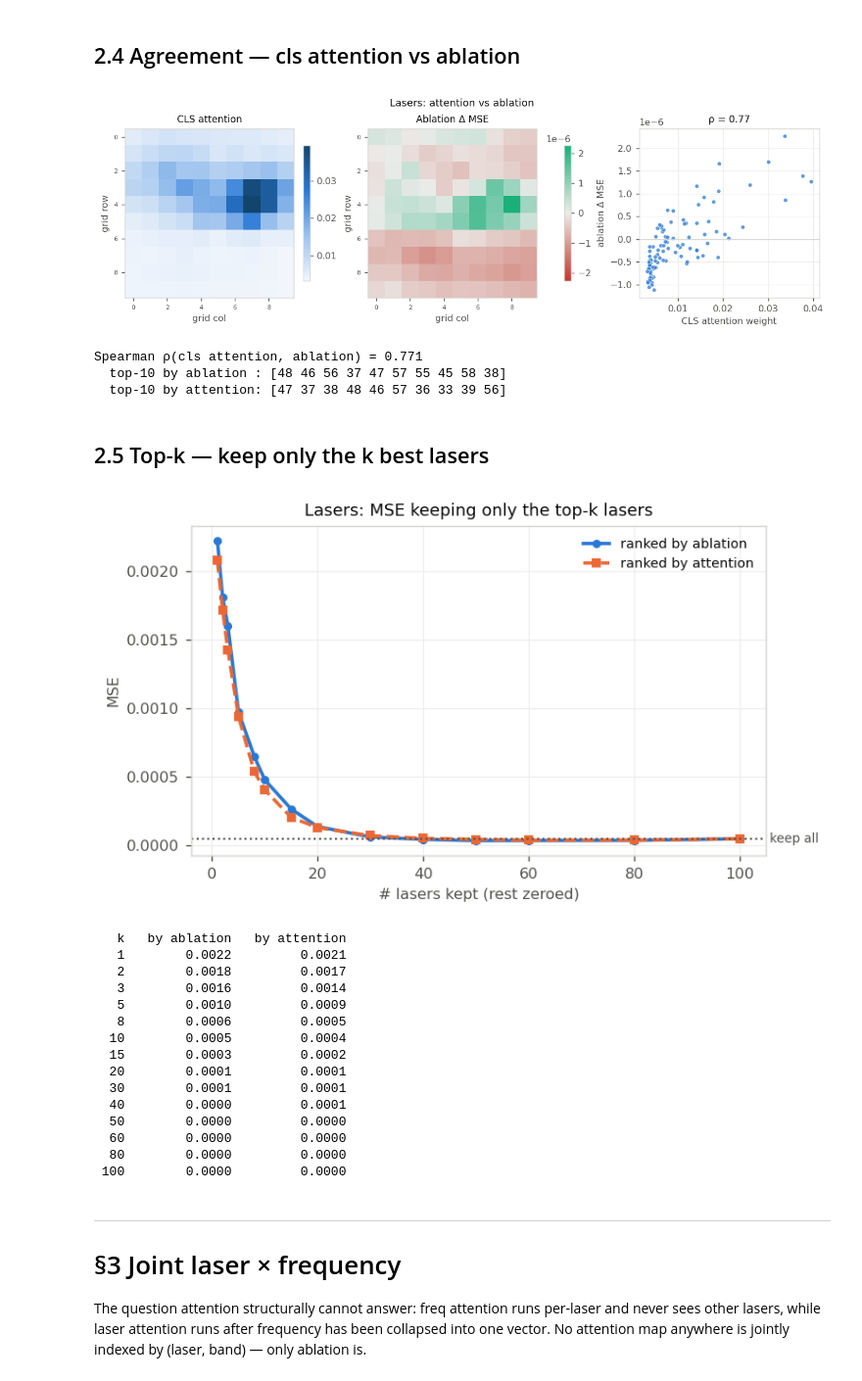
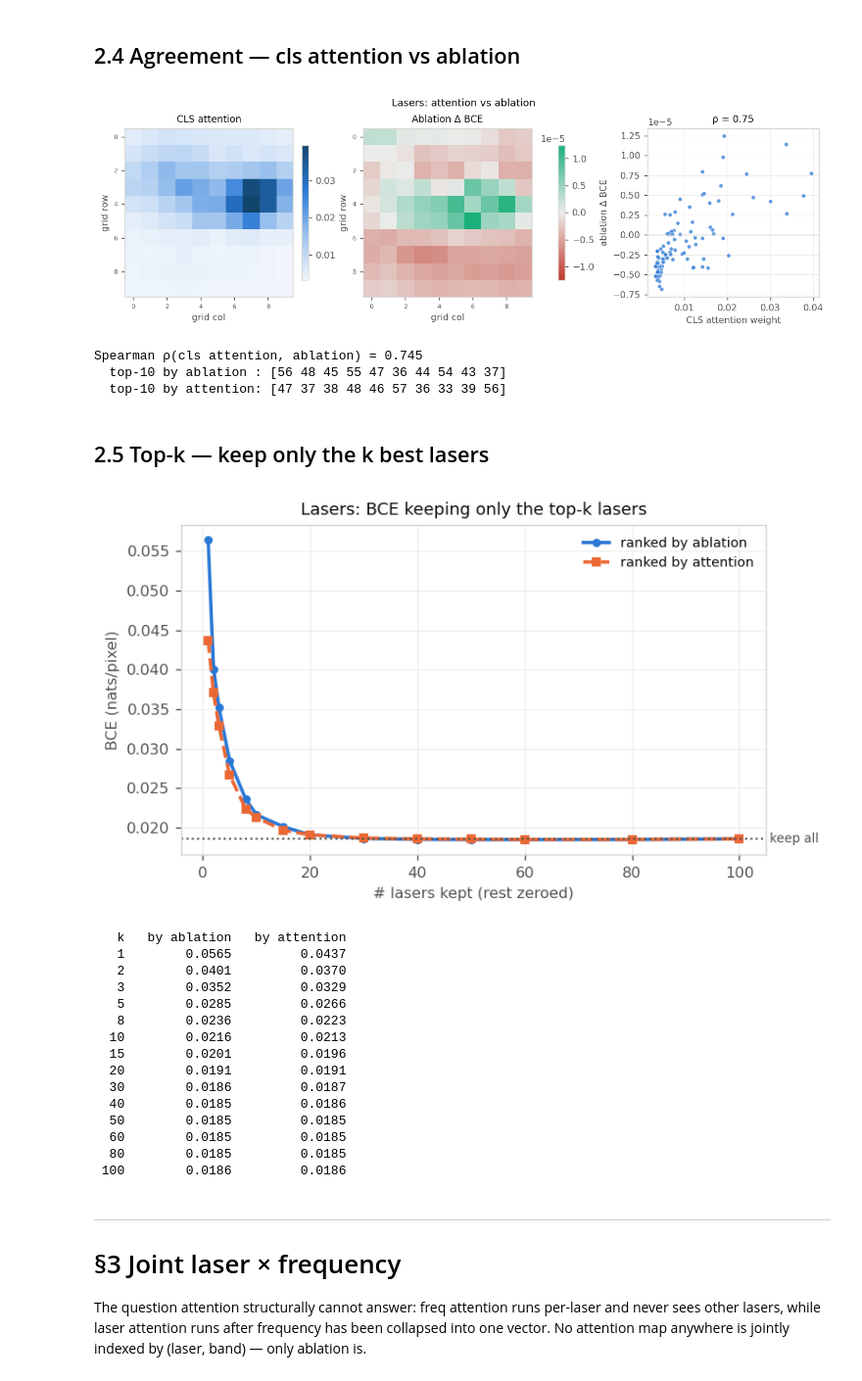
Before and after one commit to eitanturok/good-vibrations, a Jupyter notebook: notebooks/64_laser_freq_importance.ipynb, the cells around one changed output. Shown at 98% size. Saved outputs shown, nothing was run; the diff lists cells and outputs as text; code cells hidden in the pictures.

```diff
--- a/notebooks/64_laser_freq_importance.ipynb
+++ b/notebooks/64_laser_freq_importance.ipynb
@@ -194,7 +209,7 @@ def strip(values, tick, title, cbar_label, diverging=False, vmin=None, vmax=None
 
 
 def topk_curve(model, X, y, attn_score, abl_score, axis, ks, baseline, title):
-    """MSE keeping only top-k, ranked two ways: by attention and by ablation."""
+    """BCE keeping only top-k, ranked two ways: by attention and by ablation."""
     by_attn = retain_top_k(model, X, y, np.argsort(-np.asarray(attn_score)), axis, ks=ks)
     by_abl = retain_top_k(model, X, y, np.argsort(-np.asarray(abl_score)), axis, ks=ks)
     fig, ax = plt.subplots(figsize=(6.0, 3.4), constrained_layout=True)
@@ -204,7 +219,7 @@ def topk_curve(model, X, y, attn_score, abl_score, axis, ks, baseline, title):
             ls='--', label='ranked by attention')
     ax.axhline(baseline, color=MUTED, ls=':', lw=1.2)
     ax.text(ax.get_xlim()[1], baseline, ' keep all', va='center', fontsize=7.5, color=MUTED)
-    ax.set_xlabel(f'# {"bands" if axis == "freq" else "lasers"} kept (rest zeroed)'); ax.set_ylabel('MSE')
+    ax.set_xlabel(f'# {"bands" if axis == "freq" else "lasers"} kept (rest zeroed)'); ax.set_ylabel('BCE (nats/pixel)')
     ax.set_title(title, fontsize=10, color=INK)
     ax.legend(frameon=False, fontsize=8)
     plt.show()
@@ -238,11 +253,14 @@ def strip_grid(cls, tick, title, cbar_label, figsize, vmin=0, vmax=None, rot=90,
 ### Load the model and one held-out eval batch
 # %%
 X, y, info = load_eval_batch(N_SAMPLES, mds_dir=MDS_DIR, return_info=True)
-baseline = _mse(model, X, y)
-mean_pred = ((y.mean() - y) ** 2).mean().item()
+baseline = _bce(model, X, y)
+# mean-predictor reference in the same units: the BCE of predicting y.mean() everywhere, which
+# is the target's cross-entropy against a constant -- the bar any real model must beat.
+_p = y.mean().clamp(1e-7, 1 - 1e-7)
+mean_pred = -(y * _p.log() + (1 - y) * (1 - _p).log()).mean().item()
 assert X.shape[1:3] == (N_LASERS, N_PATCHES), f'{X.shape[1:3]} != {(N_LASERS, N_PATCHES)} — wrong MDS for this run?'
 print(f'{tuple(X.shape)=}  (samples, lasers, bands, bins, channels)')
-print(f'baseline MSE {baseline:.5f}   mean-predictor {mean_pred:.5f}')
+print(f'baseline BCE {baseline:.5f}   mean-predictor {mean_pred:.5f}   (nats/pixel)')
 
 import pandas as pd
 meta = pd.DataFrame(info)[['row', 'sample_id', 'position_id', 'speaker', 'n_objects', 'box']]
@@ -823,7 +841,7 @@ Two rankings, one curve each. If attention were a good importance measure its cu
 top of ablation's.
 # %%
 fk_attn, fk_abl = topk_curve(model, X, y, af, ablate_freq, 'freq', range(1, N_PATCHES + 1), baseline,
-                             'Frequency: MSE keeping only the top-k bands')
+                             'Frequency: BCE keeping only the top-k bands')
 print(f'{"k":>3} {"by ablation":>13} {"by attention":>14}')
 for k in fk_abl:
     print(f'{k:>3} {fk_abl[k]:>13.4f} {fk_attn[k]:>14.4f}')
@@ -954,14 +972,14 @@ axes[0].set_title('CLS attention', fontsize=9.5, color=INK)
 fig.colorbar(im, ax=axes[0], shrink=0.8)
 lim = np.abs(ablate_laser).max()
 im = axes[1].imshow(ablate_laser.reshape(GRID_H, GRID_W), cmap=DIV, vmin=-lim, vmax=lim)
-axes[1].set_title('Ablation Δ MSE', fontsize=9.5, color=INK)
+axes[1].set_title('Ablation Δ BCE', fontsize=9.5, color=INK)
 fig.colorbar(im, ax=axes[1], shrink=0.8)
 for ax in axes[:2]:
     ax.grid(False); ax.tick_params(labelsize=6)
     ax.set_xlabel('grid col'); ax.set_ylabel('grid row')
 axes[2].scatter(al, ablate_laser, s=16, color=BLUE, alpha=0.75, edgecolor='white', linewidth=0.5)
 axes[2].axhline(0, color='#d5d4cf', lw=0.8)
-axes[2].set_xlabel('CLS attention weight'); axes[2].set_ylabel('ablation Δ MSE')
+axes[2].set_xlabel('CLS attention weight'); axes[2].set_ylabel('ablation Δ BCE')
 axes[2].set_title(f'ρ = {spearmanr(al, ablate_laser).statistic:.2f}', fontsize=9.5, color=INK)
 fig.suptitle('Lasers: attention vs ablation', fontsize=10)
 plt.show()
@@ -970,37 +988,37 @@ print(f'Spearman ρ(cls attention, ablation) = {spearmanr(al, ablate_laser).stat
 print('  top-10 by ablation :', np.argsort(-ablate_laser)[:10])
 print('  top-10 by attention:', np.argsort(-al)[:10])
 # %% [output]
-[figure, old version]
+[figure, new version]
-Spearman ρ(cls attention, ablation) = 0.771
-  top-10 by ablation : [48 46 56 37 47 57 55 45 58 38]
+Spearman ρ(cls attention, ablation) = 0.745
+  top-10 by ablation : [56 48 45 55 47 36 44 54 43 37]
   top-10 by attention: [47 37 38 48 46 57 36 33 39 56]
 # %% [markdown]
 ## 2.5 Top-k — keep only the k best lasers
 # %%
 ks = [k for k in [1, 2, 3, 5, 8, 10, 15, 20, 30, 40, 50, 60, 80, 100] if k <= N_LASERS]
 if ks[-1] != N_LASERS: ks.append(N_LASERS)
 lk_attn, lk_abl = topk_curve(model, X, y, al, ablate_laser, 'laser', ks, baseline,
-                             'Lasers: MSE keeping only the top-k lasers')
+                             'Lasers: BCE keeping only the top-k lasers')
 print(f'{"k":>4} {"by ablation":>13} {"by attention":>14}')
 for k in lk_abl:
     print(f'{k:>4} {lk_abl[k]:>13.4f} {lk_attn[k]:>14.4f}')
 # %% [output]
-[figure, old version]
+[figure, new version]
    k   by ablation   by attention
-   1        0.0022         0.0021
-   2        0.0018         0.0017
-   3        0.0016         0.0014
-   5        0.0010         0.0009
-   8        0.0006         0.0005
-  10        0.0005         0.0004
-  15        0.0003         0.0002
-  20        0.0001         0.0001
-  30        0.0001         0.0001
-  40        0.0000         0.0001
-  50        0.0000         0.0000
-  60        0.0000         0.0000
-  80        0.0000         0.0000
- 100        0.0000         0.0000
+   1        0.0565         0.0437
+   2        0.0401         0.0370
+   3        0.0352         0.0329
+   5        0.0285         0.0266
+   8        0.0236         0.0223
+  10        0.0216         0.0213
+  15        0.0201         0.0196
+  20        0.0191         0.0191
+  30        0.0186         0.0187
+  40        0.0185         0.0186
+  50        0.0185         0.0185
+  60        0.0185         0.0185
+  80        0.0185         0.0185
+ 100        0.0186         0.0186
 # %% [markdown]
 ---
 # §3 Joint laser × frequency
```
Also changed, not shown: parts of 19 cells of this notebook, 6 other files.
